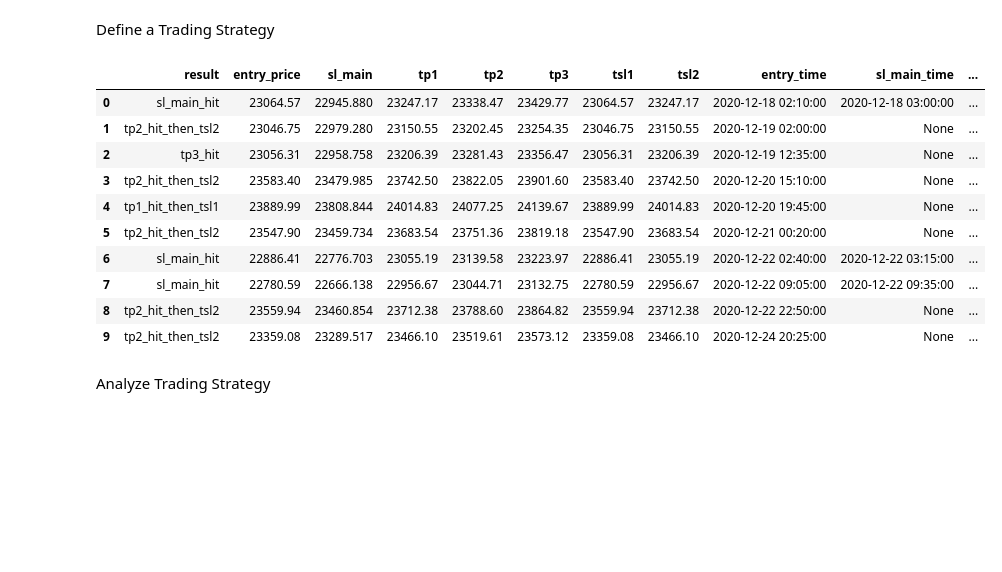
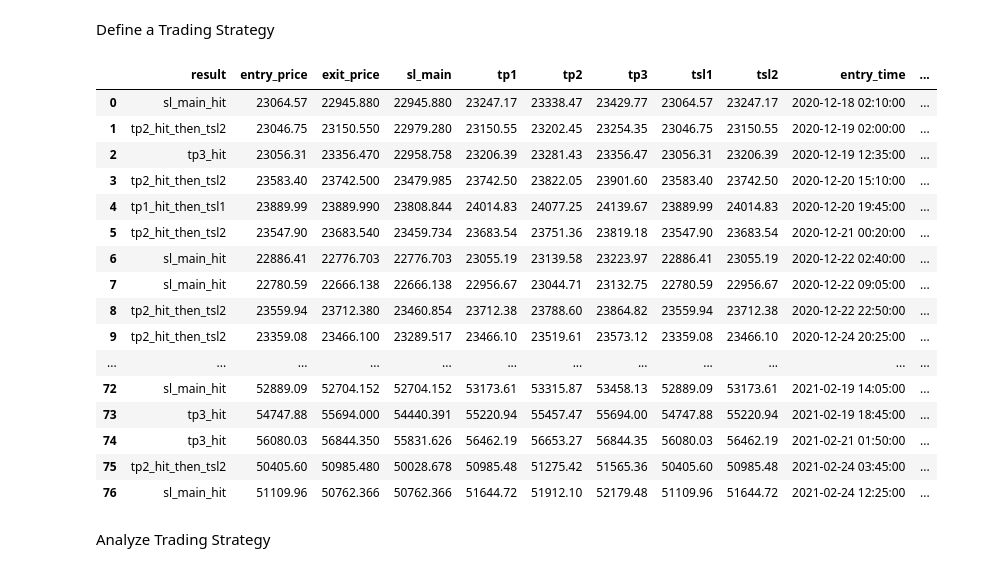
Before and after one commit to alexbabits/crypto-backtester, a Jupyter notebook: Strategy.ipynb, the cells around one changed output. Saved outputs shown, nothing was run; the diff lists cells and outputs as text; code cells hidden in the pictures; blank space fills up the shorter version.

```diff
--- a/Strategy.ipynb
+++ b/Strategy.ipynb
@@ -215,45 +215,55 @@ trades_df = trading_strategy(btc_usdt_df, resistance_lines_df)
 # Add columns
 trades_df['pos_size'] = 10000
 trades_df['fee'] = 0.001 * trades_df['pos_size']
 
 result_to_time_col = {'sl_main_hit': 'sl_main_time', 'tp1_hit_then_tsl1': 'tsl1_time', 'tp2_hit_then_tsl2': 'tsl2_time', 'tp3_hit': 'tp3_time'}
 trades_df['exit_time'] = trades_df.apply(lambda row: row[result_to_time_col[row['result']]], axis=1)
 trades_df['trade_length_minutes'] = (trades_df['exit_time'] - trades_df['entry_time']).dt.total_seconds() / 60
 trades_df['trade_length_candles'] = (trades_df['trade_length_minutes'] / time_interval_in_minutes).astype(int)
 
 result_to_exit_info = {
     'sl_main_hit': [('sl_main', 1.0)],
     'tp1_hit_then_tsl1': [('tp1', 0.5), ('tsl1', 0.5)],
     'tp2_hit_then_tsl2': [('tp1', 0.5), ('tp2', 0.25), ('tsl2', 0.25)],
     'tp3_hit': [('tp1', 0.5), ('tp2', 0.25), ('tp3', 0.25)]
 }
 
+result_to_exit_price_col = {'sl_main_hit': 'sl_main', 'tp1_hit_then_tsl1': 'tsl1', 'tp2_hit_then_tsl2': 'tsl2', 'tp3_hit': 'tp3'}
+trades_df['exit_price'] = trades_df.apply(lambda row: row[result_to_exit_price_col[row['result']]], axis=1)
+
 def calculate_pl_b4_fee(row):
     pl_b4_fee = 0
     for exit_info in result_to_exit_info[row['result']]:
         exit_price_col, percentage = exit_info
         exit_price = row[exit_price_col]
         pl_b4_fee += (exit_price - row['entry_price']) * (row['pos_size'] * percentage / row['entry_price'])
     return pl_b4_fee
 
 trades_df['pl_b4_fee'] = trades_df.apply(calculate_pl_b4_fee, axis=1)
 trades_df['net_pl_with_fee'] = trades_df['pl_b4_fee'] - trades_df['fee']
 
 # Sort columns
-sorted_columns = ['result', 'entry_price', 'sl_main', 'tp1', 'tp2', 'tp3', 'tsl1', 'tsl2', 'entry_time', 'sl_main_time', 'tp1_time', 'tp2_time', 'tp3_time', 'tsl1_time', 'tsl2_time', 'pos_size', 'pl_b4_fee', 'fee', 'net_pl_with_fee', 'trade_length_minutes', 'trade_length_candles']
+sorted_columns = ['result', 'entry_price', 'exit_price', 'sl_main', 'tp1', 'tp2', 'tp3', 'tsl1', 'tsl2', 'entry_time', 'exit_time', 'sl_main_time', 'tp1_time', 'tp2_time', 'tp3_time', 'tsl1_time', 'tsl2_time', 'pos_size', 'pl_b4_fee', 'fee', 'net_pl_with_fee', 'trade_length_minutes', 'trade_length_candles']
 trades_df = trades_df[sorted_columns]
-trades_df.head(10)
+pd.set_option('display.max_rows', 100)
+trades_df.head(100)
 # %% [output]
-|  | result | entry_price | sl_main | tp1 | tp2 | tp3 | tsl1 | tsl2 | entry_time | sl_main_time | ... |
-| 0 | sl_main_hit | 23064.57 | 22945.880 | 23247.17 | 23338.47 | 23429.77 | 23064.57 | 23247.17 | 2020-12-18 02:10:00 | 2020-12-18 03:00:00 | ... |
-| 1 | tp2_hit_then_tsl2 | 23046.75 | 22979.280 | 23150.55 | 23202.45 | 23254.35 | 23046.75 | 23150.55 | 2020-12-19 02:00:00 | None | ... |
-| 2 | tp3_hit | 23056.31 | 22958.758 | 23206.39 | 23281.43 | 23356.47 | 23056.31 | 23206.39 | 2020-12-19 12:35:00 | None | ... |
-| 3 | tp2_hit_then_tsl2 | 23583.40 | 23479.985 | 23742.50 | 23822.05 | 23901.60 | 23583.40 | 23742.50 | 2020-12-20 15:10:00 | None | ... |
-| 4 | tp1_hit_then_tsl1 | 23889.99 | 23808.844 | 24014.83 | 24077.25 | 24139.67 | 23889.99 | 24014.83 | 2020-12-20 19:45:00 | None | ... |
-| 5 | tp2_hit_then_tsl2 | 23547.90 | 23459.734 | 23683.54 | 23751.36 | 23819.18 | 23547.90 | 23683.54 | 2020-12-21 00:20:00 | None | ... |
-| 6 | sl_main_hit | 22886.41 | 22776.703 | 23055.19 | 23139.58 | 23223.97 | 22886.41 | 23055.19 | 2020-12-22 02:40:00 | 2020-12-22 03:15:00 | ... |
-| 7 | sl_main_hit | 22780.59 | 22666.138 | 22956.67 | 23044.71 | 23132.75 | 22780.59 | 22956.67 | 2020-12-22 09:05:00 | 2020-12-22 09:35:00 | ... |
-| 8 | tp2_hit_then_tsl2 | 23559.94 | 23460.854 | 23712.38 | 23788.60 | 23864.82 | 23559.94 | 23712.38 | 2020-12-22 22:50:00 | None | ... |
-| 9 | tp2_hit_then_tsl2 | 23359.08 | 23289.517 | 23466.10 | 23519.61 | 23573.12 | 23359.08 | 23466.10 | 2020-12-24 20:25:00 | None | ... |
+|  | result | entry_price | exit_price | sl_main | tp1 | tp2 | tp3 | tsl1 | tsl2 | entry_time | ... |
+| 0 | sl_main_hit | 23064.57 | 22945.880 | 22945.880 | 23247.17 | 23338.47 | 23429.77 | 23064.57 | 23247.17 | 2020-12-18 02:10:00 | ... |
+| 1 | tp2_hit_then_tsl2 | 23046.75 | 23150.550 | 22979.280 | 23150.55 | 23202.45 | 23254.35 | 23046.75 | 23150.55 | 2020-12-19 02:00:00 | ... |
+| 2 | tp3_hit | 23056.31 | 23356.470 | 22958.758 | 23206.39 | 23281.43 | 23356.47 | 23056.31 | 23206.39 | 2020-12-19 12:35:00 | ... |
+| 3 | tp2_hit_then_tsl2 | 23583.40 | 23742.500 | 23479.985 | 23742.50 | 23822.05 | 23901.60 | 23583.40 | 23742.50 | 2020-12-20 15:10:00 | ... |
+| 4 | tp1_hit_then_tsl1 | 23889.99 | 23889.990 | 23808.844 | 24014.83 | 24077.25 | 24139.67 | 23889.99 | 24014.83 | 2020-12-20 19:45:00 | ... |
+| 5 | tp2_hit_then_tsl2 | 23547.90 | 23683.540 | 23459.734 | 23683.54 | 23751.36 | 23819.18 | 23547.90 | 23683.54 | 2020-12-21 00:20:00 | ... |
+| 6 | sl_main_hit | 22886.41 | 22776.703 | 22776.703 | 23055.19 | 23139.58 | 23223.97 | 22886.41 | 23055.19 | 2020-12-22 02:40:00 | ... |
+| 7 | sl_main_hit | 22780.59 | 22666.138 | 22666.138 | 22956.67 | 23044.71 | 23132.75 | 22780.59 | 22956.67 | 2020-12-22 09:05:00 | ... |
+| 8 | tp2_hit_then_tsl2 | 23559.94 | 23712.380 | 23460.854 | 23712.38 | 23788.60 | 23864.82 | 23559.94 | 23712.38 | 2020-12-22 22:50:00 | ... |
+| 9 | tp2_hit_then_tsl2 | 23359.08 | 23466.100 | 23289.517 | 23466.10 | 23519.61 | 23573.12 | 23359.08 | 23466.10 | 2020-12-24 20:25:00 | ... |
+| ... | ... | ... | ... | ... | ... | ... | ... | ... | ... | ... | ... |
+| 72 | sl_main_hit | 52889.09 | 52704.152 | 52704.152 | 53173.61 | 53315.87 | 53458.13 | 52889.09 | 53173.61 | 2021-02-19 14:05:00 | ... |
+| 73 | tp3_hit | 54747.88 | 55694.000 | 54440.391 | 55220.94 | 55457.47 | 55694.00 | 54747.88 | 55220.94 | 2021-02-19 18:45:00 | ... |
+| 74 | tp3_hit | 56080.03 | 56844.350 | 55831.626 | 56462.19 | 56653.27 | 56844.35 | 56080.03 | 56462.19 | 2021-02-21 01:50:00 | ... |
+| 75 | tp2_hit_then_tsl2 | 50405.60 | 50985.480 | 50028.678 | 50985.48 | 51275.42 | 51565.36 | 50405.60 | 50985.48 | 2021-02-24 03:45:00 | ... |
+| 76 | sl_main_hit | 51109.96 | 50762.366 | 50762.366 | 51644.72 | 51912.10 | 52179.48 | 51109.96 | 51644.72 | 2021-02-24 12:25:00 | ... |
 # %% [markdown]
 Analyze Trading Strategy
```
Also changed, not shown: parts of 5 cells of this notebook, 1 other file.
